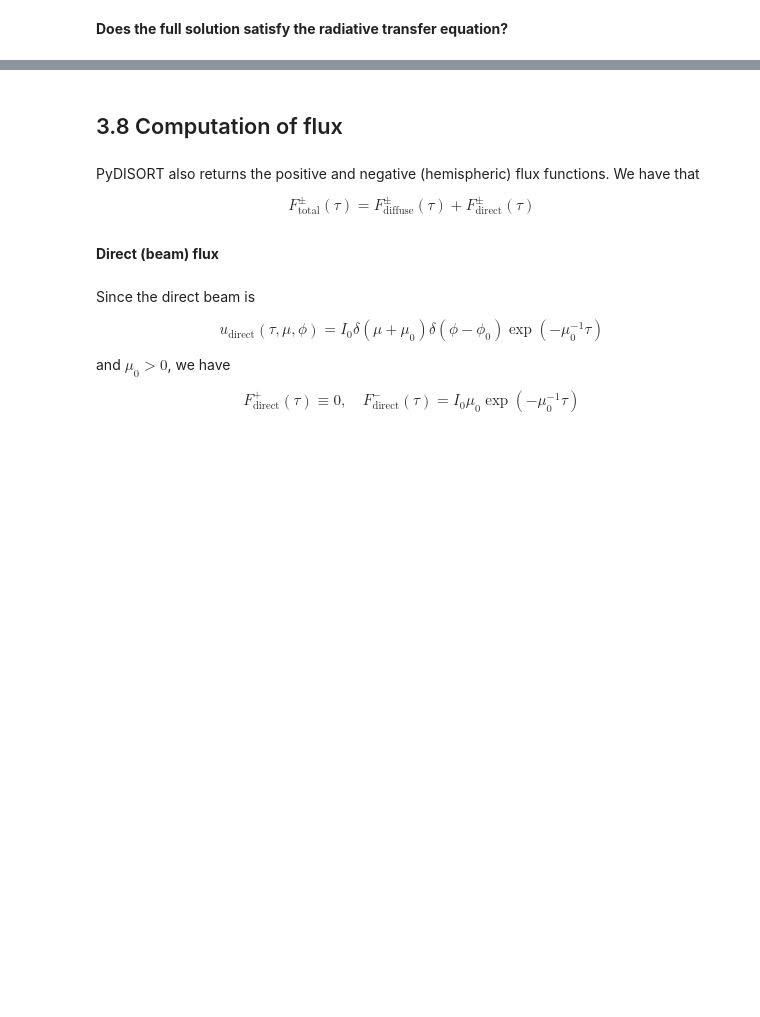
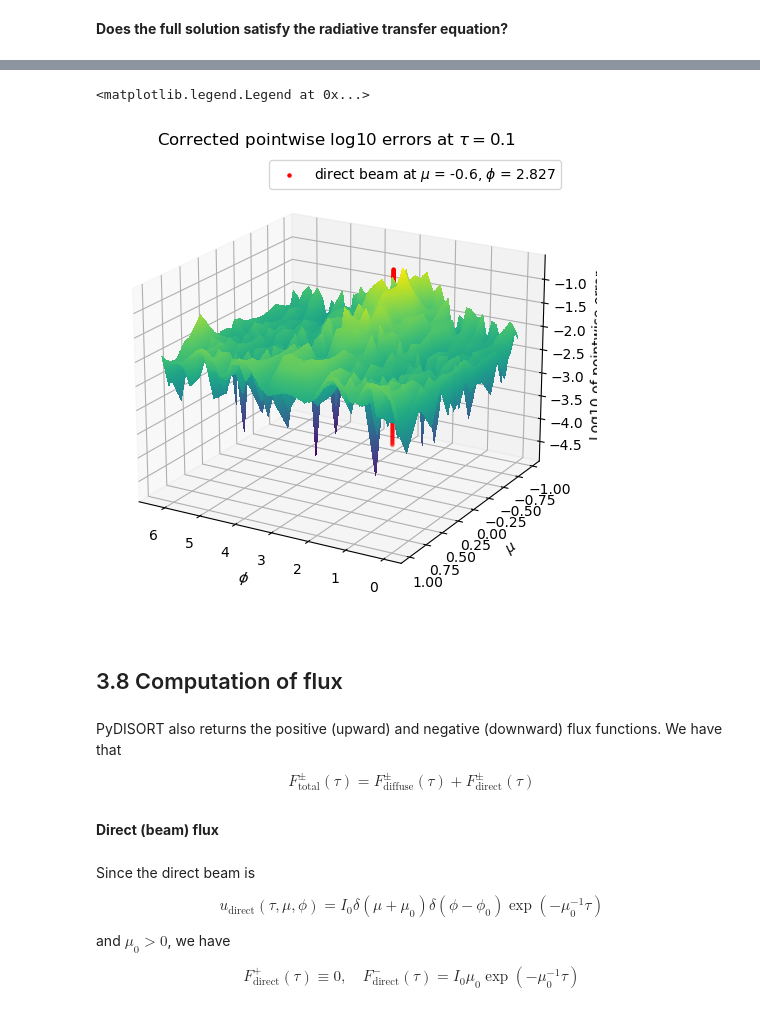
Before and after one commit to LDEO-CREW/Pythonic-DISORT, a Jupyter notebook: docs/Pythonic-DISORT.ipynb, the cells around one changed output, grey strips where cells are left out. Cells and saved outputs as stored; diff of their text form; code cells hidden in the pictures; blank space fills up the shorter version.

```diff
--- a/docs/Pythonic-DISORT.ipynb
+++ b/docs/Pythonic-DISORT.ipynb
@@ -1796,17 +1772,17 @@ LHS_NT = (
 )
 RHS_NT = (
     u_NT(tau_pt, phi_arr)[reorder_mu]
-    - (omega[0] / (4 * pi))
+    - (omega_l / (4 * pi))
     * np.einsum(
         "ijkl, kl, k, l -> ij",
-        p_HG_muphi(mu_arr_RO, phi_arr, mu_arr_RO, phi_arr, g),
+        p_HG_muphi(mu_arr_RO, phi_arr, mu_arr_RO, phi_arr),
         u_NT(tau_pt, phi_arr)[reorder_mu],
         full_weights_mu_RO,
         full_weights_phi,
         optimize=True,
     )
-    - (omega[0] * I0 / (4 * pi))
-    * p_HG_muphi(mu_arr_RO, phi_arr, -mu0, phi0, g)
+    - (omega_l * I0 / (4 * pi))
+    * p_HG_muphi(mu_arr_RO, phi_arr, -mu0, phi0)
     * np.exp(-tau_pt / mu0)
 )
 error_NT = np.abs(RHS_NT - LHS_NT)
@@ -1817,31 +1823,35 @@ print("Max pointwise error ratio =", np.max(error_NT / np.abs(LHS_NT)))
 # %%
-%matplotlib widget
+#%matplotlib ipympl
 
 plot = np.log10(error_NT)
 
 fig = plt.figure(figsize=(9, 6))
 ax = plt.axes(projection="3d")
 ax.contourf(MU_ARR, PHI_ARR, plot, 200)
 ax.scatter(
     phi0,
     -mu0,
-    np.linspace(np.min(plot), np.max(plot), 200) * 1.1,
+    np.linspace(np.min(plot), np.max(plot) * 1.1, 200),
     marker=".",
     color="red",
     label="direct beam at $\mu$ = "
     + str(-mu0)
     + ", $\phi$ = "
     + str(np.around(phi0, 3)),
 )
 ax.set_xlabel(r"$\phi$")
 ax.set_ylabel(r"$\mu$")
 ax.set_zlabel("Log10 of pointwise error")
-plt.title(r"Corrected pointwise errors at $\tau =$" + str(tau_pt))
+ax.view_init(20, 120)
+plt.title(r"Corrected pointwise log10 errors at $\tau =$" + str(tau_pt))
 plt.legend()
+# %% [output]
+<matplotlib.legend.Legend at 0x...>
+[figure, added]
 # %% [markdown]
 ## 3.8 Computation of flux
 # %% [markdown]
-PyDISORT also returns the positive and negative (hemispheric) flux functions. We have that
+PyDISORT also returns the positive (upward) and negative (downward) flux functions. We have that
 
 $$
 F_\text{total}^\pm(\tau) = F_\text{diffuse}^\pm(\tau) + F_\text{direct}^\pm(\tau)
```
Also changed, not shown: parts of 221 cells of this notebook, 17 other files.
